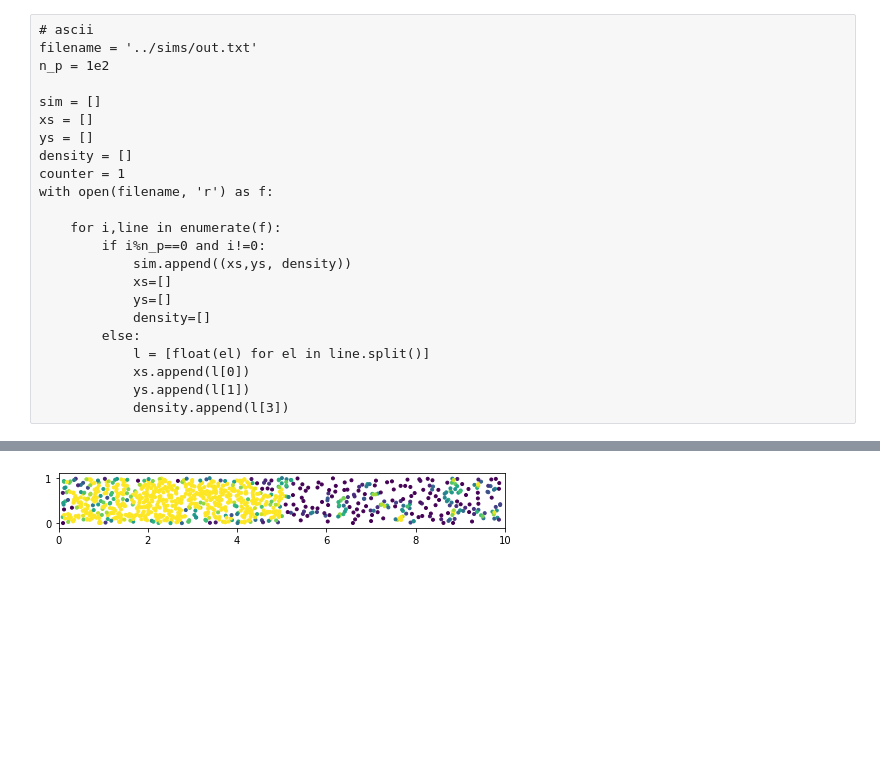
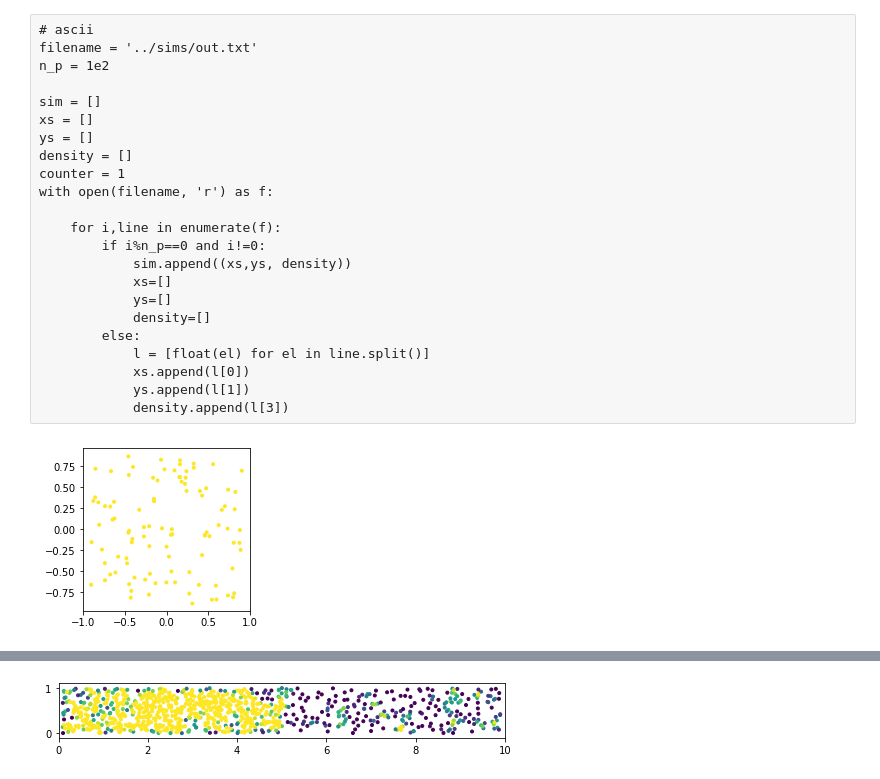
Before and after one commit to jsnguyen/cisms, a Jupyter notebook: analysis/cisms_analysis.ipynb, the cells around one changed output, grey strips where cells are left out. Drawn from its saved outputs; the diff is of its cells as text; code cells hidden in the pictures; blank space fills up the shorter version.

```diff
--- a/analysis/cisms_analysis.ipynb
+++ b/analysis/cisms_analysis.ipynb
@@ -46,3 +46,21 @@ def read_data(data_filename):
     raw_data = np.fromfile(data_filename, dtype=float)
     data = np.stack(np.split(np.stack(np.hsplit(raw_data.reshape(-1,4),4)).T[0].T, config['n_iter'], axis=1)) # lol magic
     return data
+# %%
+config_filename = '../sims/constrained_cube/constrained_cube.config'
+config = read_config(config_filename)
+
+data_filename = '../sims/constrained_cube/constrained_cube.dat'
+data = read_data(data_filename)
+# %%
+fig,ax = plt.subplots(figsize=(3,3))
+
+xs, ys, zs, density = data[0]
+ax.scatter(xs, ys, c=density, cmap='viridis', marker='.', vmin=0.001, vmax=0.002)
+
+ax.axis('equal')
+ax.set_xlim(-1,1)
+ax.set_ylim(-1,1)
+plt.show()
+# %% [output]
+[figure, added]
```
Also changed, not shown: parts of 2 cells of this notebook, 1 other file.
